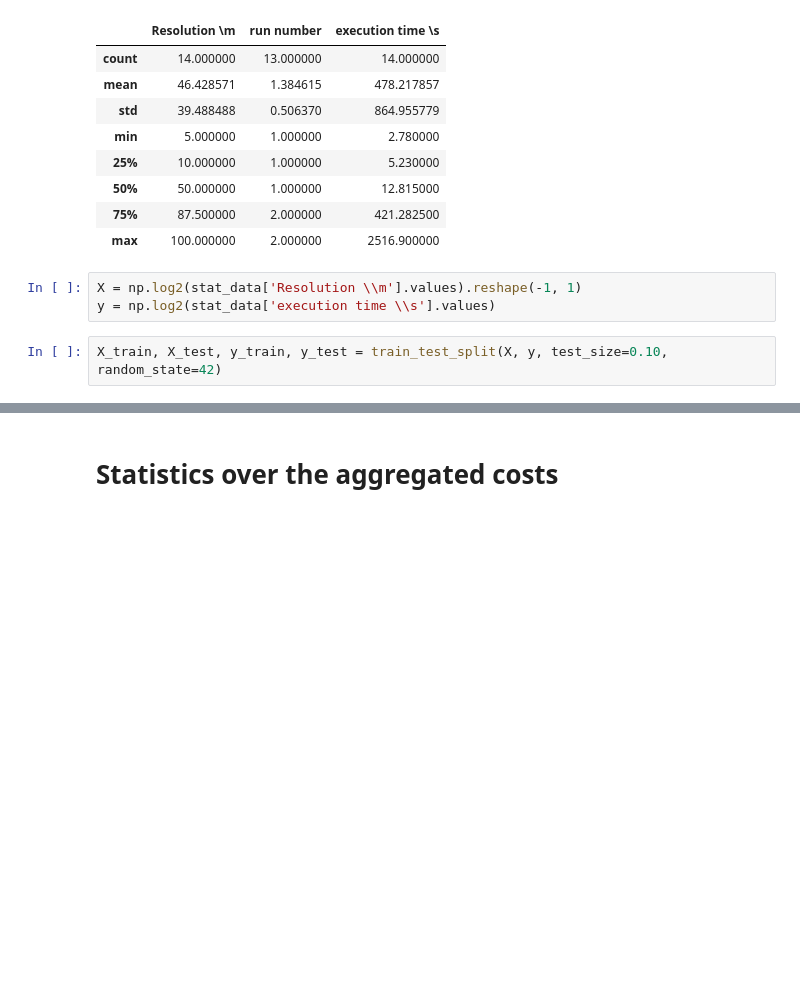
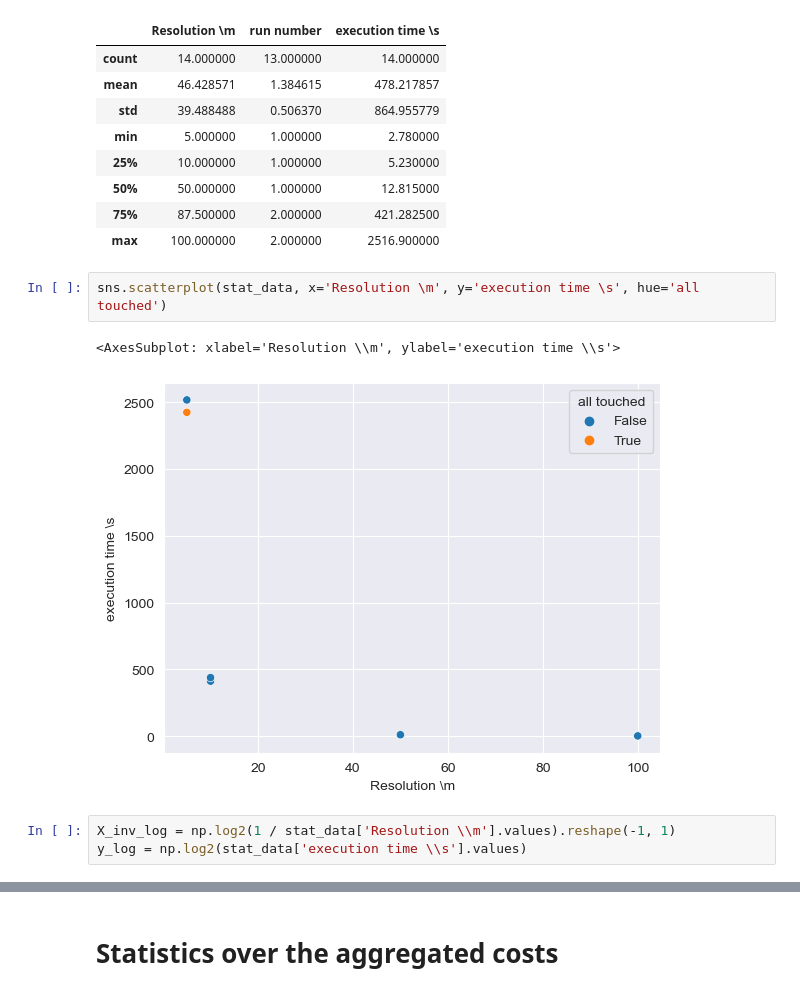
Before and after one commit to sehHeiden/WebProcessing-StandardisedGISAnalysesforCableRoutePlanning, a Jupyter notebook: src/least_cost_path_stat.ipynb, the cells around one changed output, grey strips where cells are left out. Drawn from its saved outputs; the diff is of its cells as text; blank space fills up the shorter version.

```diff
--- a/src/least_cost_path_stat.ipynb
+++ b/src/least_cost_path_stat.ipynb
@@ -38,8 +53,11 @@ stat_data.describe()
 | 50% | 50.000000 | 1.000000 | 12.815000 |
 | 75% | 87.500000 | 2.000000 | 421.282500 |
 | max | 100.000000 | 2.000000 | 2516.900000 |
+# %%
+sns.scatterplot(stat_data, x='Resolution \m', y='execution time \s', hue='all touched')
+# %% [output]
+<AxesSubplot: xlabel='Resolution \\m', ylabel='execution time \\s'>
+[figure, added]
 # %%
-X = np.log2(stat_data['Resolution \\m'].values).reshape(-1, 1)
-y = np.log2(stat_data['execution time \\s'].values)
+X_inv_log = np.log2(1 / stat_data['Resolution \\m'].values).reshape(-1, 1)
+y_log = np.log2(stat_data['execution time \\s'].values)
-# %%
-X_train, X_test, y_train, y_test = train_test_split(X, y, test_size=0.10, random_state=42)
```
Also changed, not shown: parts of 20 cells of this notebook, 6 other files.
